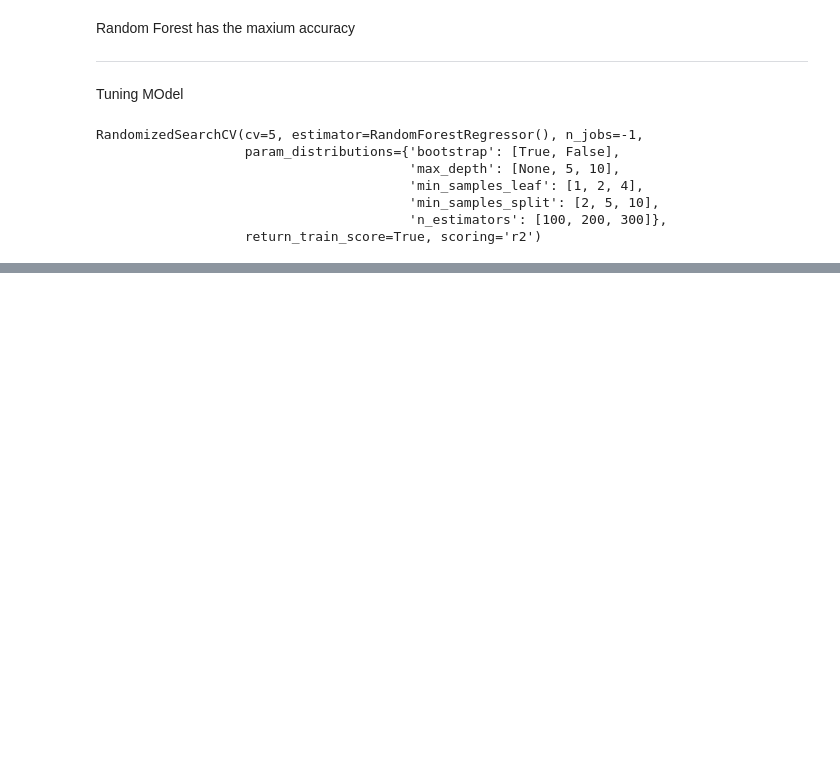
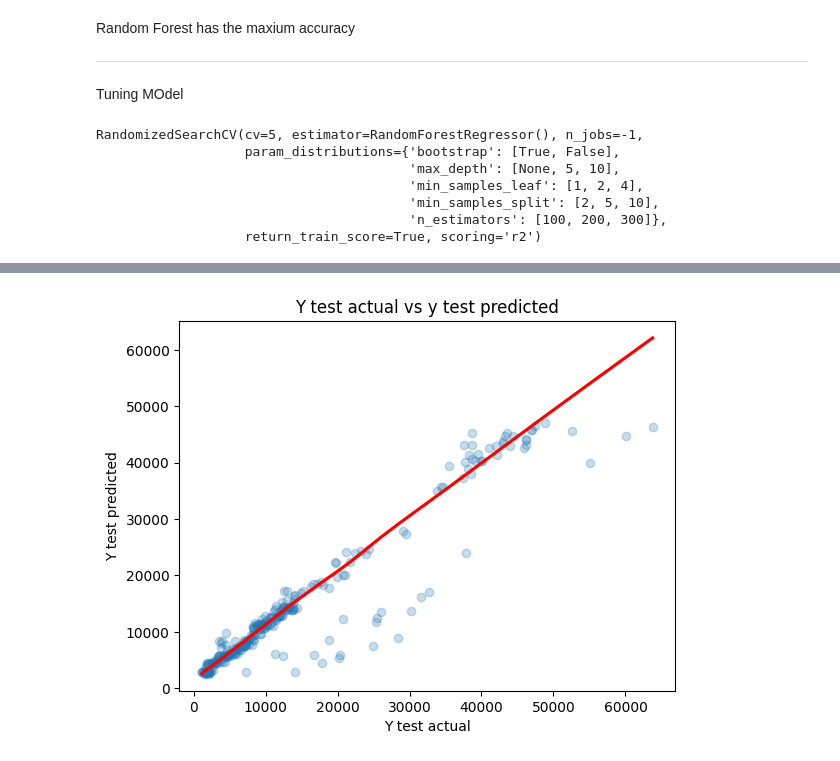
Before and after one commit to simplyshree/Insurance-Predictor-using-ML, a Jupyter notebook: insure.ipynb, the cells around one changed output, grey strips where cells are left out. Cells and saved outputs as stored; diff of their text form; code cells hidden in the pictures; blank space fills up the shorter version.

```diff
--- a/insure.ipynb
+++ b/insure.ipynb
@@ -601,0 +653,12 @@ trs = result(train)
+# %%
+sns.regplot(x=Y_test , y = predicted_test_data,
+            lowess = True,
+            line_kws = {'color': 'red'},
+            scatter_kws = {'alpha': 0.25})
+
+plt.title("Y test actual vs y test predicted")
+plt.xlabel("Y test actual")
+plt.ylabel("Y test predicted")
+plt.show()
+# %% [output]
+[figure, added]
```
Also changed, not shown: parts of 24 cells of this notebook.
